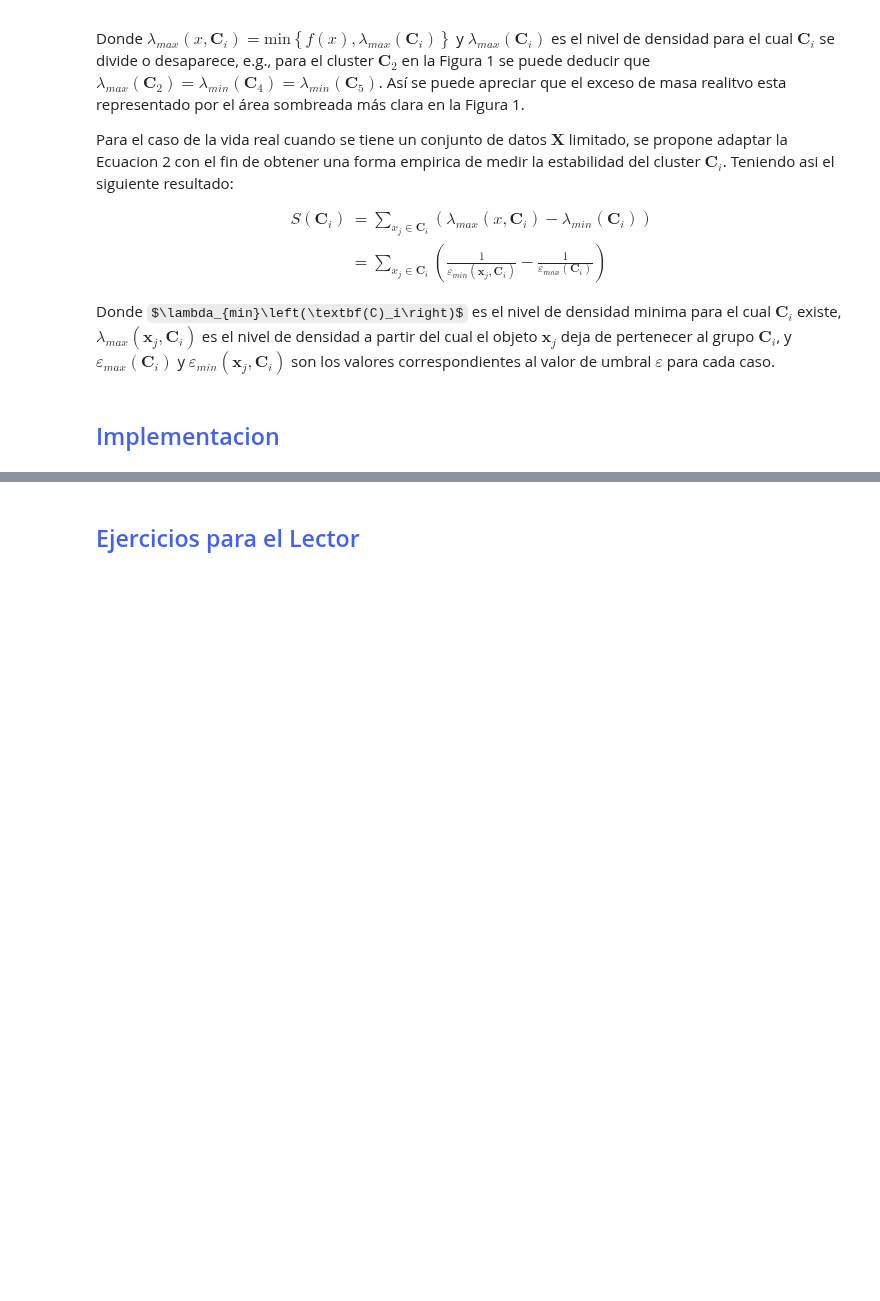
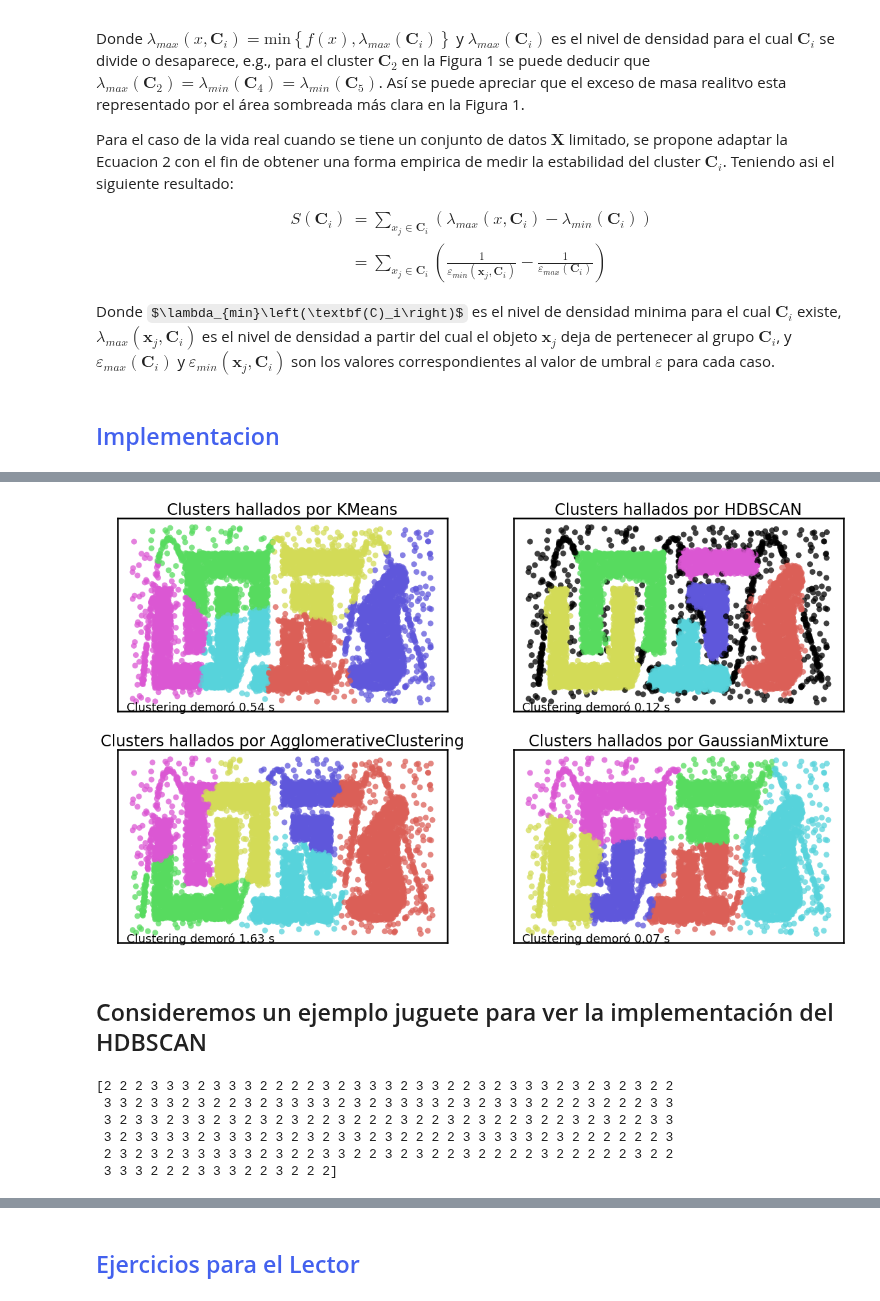
Before and after one commit to Datavaid/HDBSCAN, a Jupyter notebook: HDBSCAN.ipynb, the cells around one changed output, grey strips where cells are left out. Cells and saved outputs as stored; diff of their text form; code cells hidden in the pictures; some formulas as TeX source; blank space fills up the shorter version.

Commit message:
Se añadió la parte de implementación.

```diff
--- a/HDBSCAN.ipynb
+++ b/HDBSCAN.ipynb
@@ -89,0 +146,58 @@ Donde $\lambda_{min}\left(\textbf(C)_i\right)$ es el nivel de densidad minima pa
+# %%
+def plot_clusters(data, algorithm, args, kwds):
+    start_time = time.time()
+    labels = algorithm(*args, **kwds).fit_predict(data)
+    end_time = time.time()
+    palette = sns.color_palette('hls', np.unique(labels).max() + 1)
+    colors = [palette[x] if x >= 0 else (0.0, 0.0, 0.0) for x in labels]
+    plt.scatter(data.T[0], data.T[1], c=colors, **plot_kwds)
+    frame = plt.gca()
+    frame.axes.get_xaxis().set_visible(False)
+    frame.axes.get_yaxis().set_visible(False)
+    plt.title('Clusters hallados por {}'.format(str(algorithm.__name__)), fontsize=24)
+    plt.text(1.8, 7.5, 'Clustering demoró {:.2f} s'.format(end_time - start_time), fontsize=18)
+# %%
+plt.figure(figsize = (20,12))
+plt.subplot(221)
+plot_clusters(data, cluster.KMeans, (), {'n_clusters':6})
+plt.subplot(222)
+plot_clusters(data, hdbscan.HDBSCAN, (), {'min_cluster_size':25})
+plt.subplot(223)
+plot_clusters(data, cluster.AgglomerativeClustering, (), {'n_clusters':6, 'linkage':'ward'})
+plt.subplot(224)
+plot_clusters(data, GaussianMixture, "",{"n_components":6})
+# %% [output]
+[figure, added]
+# %% [markdown]
+## Consideremos un ejemplo juguete para ver la implementación del HDBSCAN
+# %%
+import sklearn.datasets as ds
+datak, labels = ds.make_circles(n_samples=250,
+                               shuffle=True,
+                               noise=0.03,
+                               random_state=123,
+                               factor = 0.5)
+
+centers = [ [4, 1], [4.5, 3]]
+data2, labels2 = make_blobs(n_samples=200,
+                            cluster_std = 0.2,
+                            centers=centers,
+                            random_state=123)
+
+
+#for i in range(len(centers)-1, -1, -1):
+#    labels2[labels2==0+i] = i+2
+labels2 += +2
+
+print(labels2)
+labels = np.concatenate([labels, labels2])
+datak = datak * [1.2, 1.8] + [1, 4.1]
+
+datak = np.concatenate([datak, data2], axis=0)
+# %% [output]
+[2 2 2 3 3 3 2 3 3 3 2 2 2 2 3 2 3 3 3 2 3 3 2 2 3 2 3 3 3 2 3 2 3 2 3 2 2
+ 3 3 2 3 3 2 3 2 2 3 2 3 3 3 3 2 3 2 3 3 3 3 2 3 2 3 3 3 2 2 2 3 2 2 2 3 3
+ 3 2 3 3 2 3 3 2 3 2 3 2 3 2 2 3 2 2 2 3 2 2 3 2 3 2 2 3 2 2 3 2 3 2 2 3 3
+ 3 2 3 3 3 3 2 3 3 3 2 3 2 3 2 3 3 2 3 2 2 2 2 3 3 3 3 3 2 3 2 2 2 2 2 2 3
+ 2 3 2 3 2 3 3 3 3 3 2 3 2 2 3 3 2 2 3 2 3 2 2 3 2 2 2 2 3 2 2 2 2 2 3 2 2
+ 3 3 3 2 2 2 3 3 3 2 2 3 2 2 2]
```
Also changed, not shown: parts of 36 cells of this notebook.
